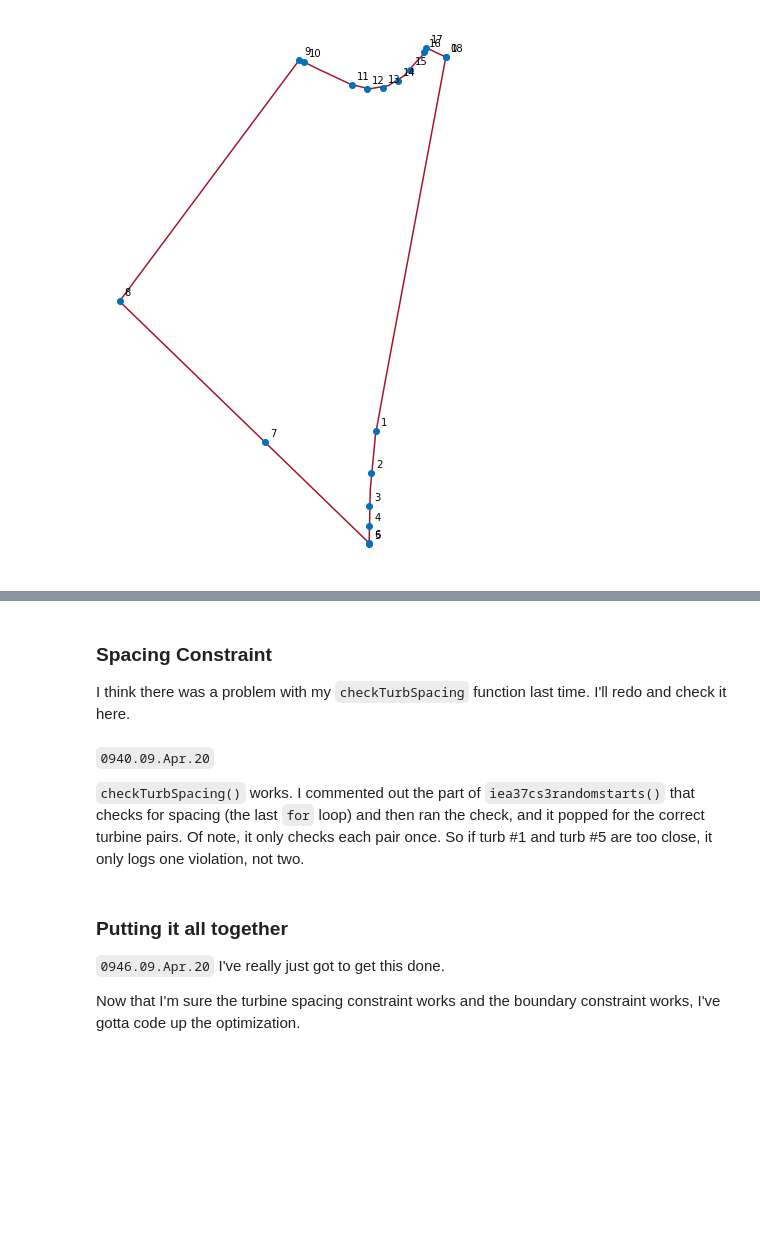
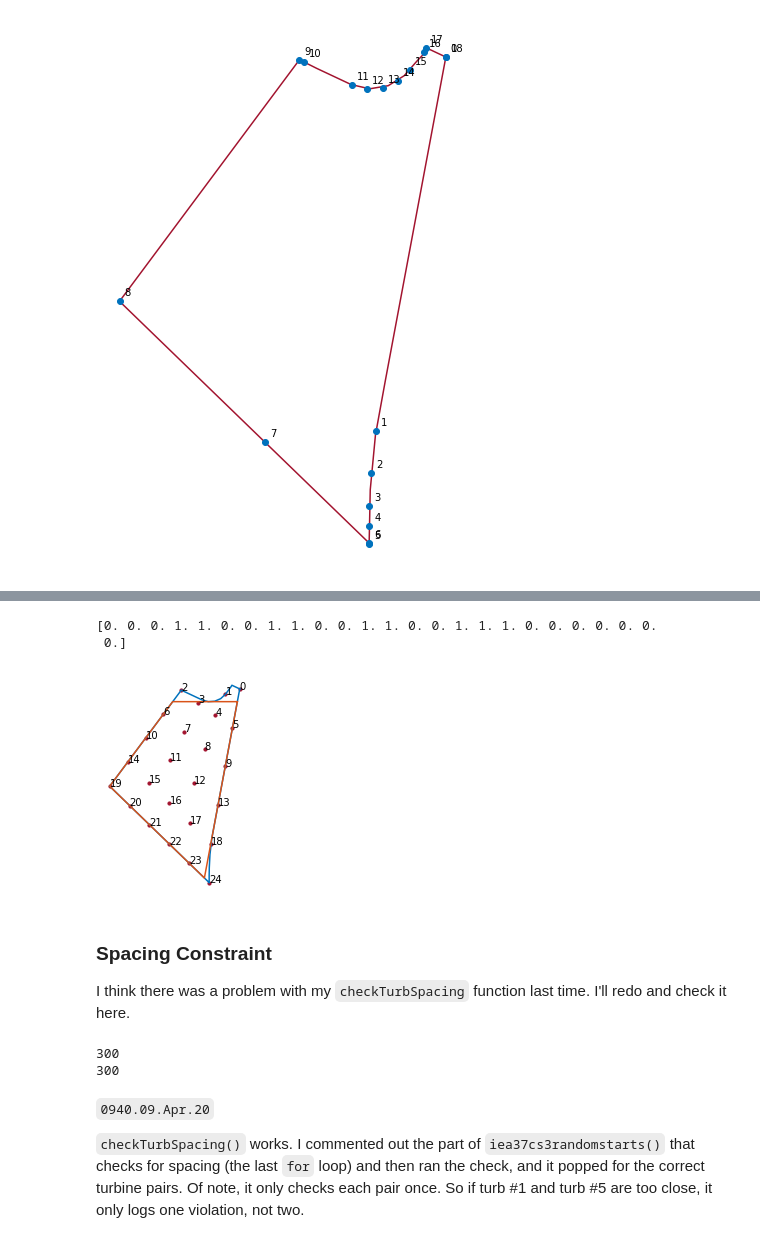
Before and after one commit to byuflowlab/iea37-casestudies-extrafiles, a Jupyter notebook: cs3-4/optimo-attempt-2/bakerIEA37cs3-11-cs3workout.ipynb, the cells around one changed output, grey strips where cells are left out. Cells and saved outputs as stored; diff of their text form; code cells hidden in the pictures; blank space fills up the shorter version.

```diff
--- a/cs3-4/optimo-attempt-2/bakerIEA37cs3-11-cs3workout.ipynb
+++ b/cs3-4/optimo-attempt-2/bakerIEA37cs3-11-cs3workout.ipynb
@@ -427,7 +389,25 @@ for i in range(len(turbRandoList)):         # Number the turbines
+# %%
+BndryNormals = bndryNormals(newVertices)
+[faceDist, bInside] = calcDistNorms(x0s, newVertices, BndryNormals)
+np.set_printoptions(suppress=True)
+#print(faceDist)
+print(bInside)
+
+printBoundaryClr(clsdBP, colorNum)
+#printTurbines(clsdBP, getPltClrs().getColor(5), 10) # Print the boundary verticies
+printBoundaryClr(newVertices, colorNum+1)
+printTurbines(x0s, getPltClrs().getColor(1), 10, True)
+#plt.savefig("./figures/BoundaryNumberedTurbs.pdf", bbox_inches='tight')
+# %% [output]
+[0. 0. 0. 1. 1. 0. 0. 1. 1. 0. 0. 1. 1. 0. 0. 1. 1. 1. 0. 0. 0. 0. 0. 0.
+ 0.]
+[figure, added]
 # %% [markdown]
 ### Spacing Constraint
 I think there was a problem with my `checkTurbSpacing` function last time. I'll redo and check it here.
 # %%
+from math import comb   # For calculating the number of combinations
+
 def checkTurbSpacing(x0, turb_diam):
     testCoordMat = makeCoordMatrix(x0)           # make [[x1,y1],[x2,y2],...]
 
@@ -441,7 +421,7 @@ Ax0 = makeCoordArray(turbRandoList)                # get it into a long array of
 consTurbSpacing = checkTurbSpacing(Ax0, turb_diam)
 
 #- Make an array logging all pair numbers -#
-nNumPairs = len(consTurbSpacing)
+nNumPairs = comb(numTurbs, 2)
 sPairNames = ["" for x in range(nNumPairs)]
 nCntr = 0   # Just a counter to iterate where we are
 for i in range(numTurbs):
@@ -463,13 +443,13 @@ for i in range(nNumPairs):
         print(sPairNames[i])
         print(consTurbSpacing[i])
         print()
+
+print(nNumPairs)
+print()
+# %% [output]
+300
+300
 # %% [markdown]
 `0940.09.Apr.20`
 
 `checkTurbSpacing()` works. I commented out the part of `iea37cs3randomstarts()` that checks for spacing (the last `for` loop) and then ran the check, and it popped for the correct turbine pairs. Of note, it only checks each pair once. So if turb #1 and turb #5 are too close, it only logs one violation, not two.
-# %% [markdown]
-### Putting it all together
-
-`0946.09.Apr.20` I've really just got to get this done.
-
-Now that I'm sure the turbine spacing constraint works and the boundary constraint works, I've gotta code up the optimization.
```
Also changed, not shown: parts of 14 cells of this notebook, 5 other files.
